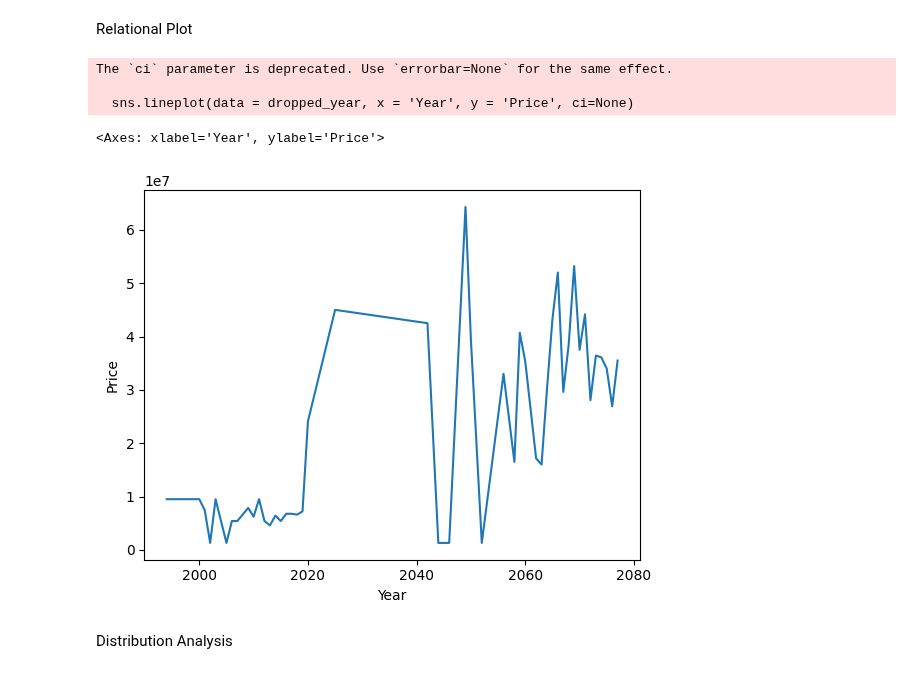
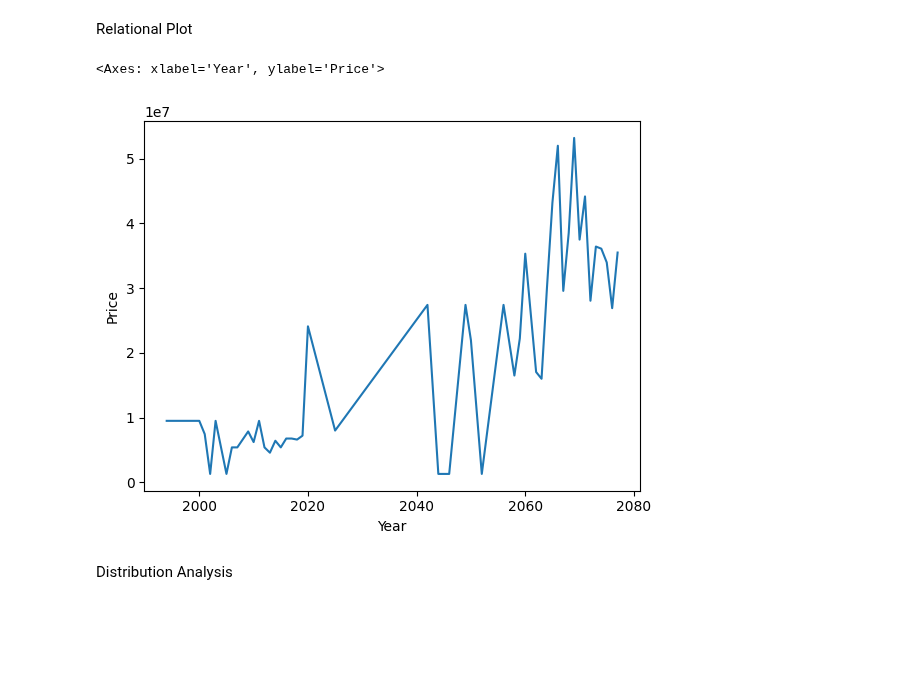
Before and after one commit to Swoyesh/House_Price_Predictor, a Jupyter notebook: housing.ipynb, the cells around one changed output. Saved outputs shown, nothing was run; the diff lists cells and outputs as text; code cells hidden in the pictures; blank space fills up the shorter version.

```diff
--- a/housing.ipynb
+++ b/housing.ipynb
@@ -792,14 +792,15 @@ bed_q3 = np.quantile(cleanData['Bedroom'], 0.75)
 park_q3 = np.quantile(cleanData['Parking'], 0.75)
 price_q3 = np.quantile(cleanData['Price'], 0.75)
 # %%
-# date_mean_price = int(cleanData[(cleanData['Year'] > 2040) & (cleanData['Year'] < 2060)][ 'Price'].mean())
-# date_md_price = int(np.quantile(cleanData[(cleanData['Year'] > 2040) & (cleanData['Year'] < 2060)]['Price'], 0.5))
-# date_md_bath = int(np.quantile(cleanData[(cleanData['Year'] > 2040) & (cleanData['Year'] < 2060)]['Bathroom'], 0.5))
-# date_md_bed = int(np.quantile(cleanData[(cleanData['Year'] > 2040) & (cleanData['Year'] < 2060)]['Bedroom'], 0.5))
-# date_md_park = int(np.quantile(cleanData[(cleanData['Year'] > 2040) & (cleanData['Year'] < 2060)]['Parking'], 0.5))
+date_mean_price = int(cleanData[(cleanData['Year'] > 2040) & (cleanData['Year'] < 2060)][ 'Price'].mean())
+date_md_price = int(np.quantile(cleanData[(cleanData['Year'] > 2040) & (cleanData['Year'] < 2060)]['Price'], 0.5))
+date_md_bath = int(np.quantile(cleanData[(cleanData['Year'] > 2040) & (cleanData['Year'] < 2060)]['Bathroom'], 0.5))
+date_md_bed = int(np.quantile(cleanData[(cleanData['Year'] > 2040) & (cleanData['Year'] < 2060)]['Bedroom'], 0.5))
+date_md_park = int(np.quantile(cleanData[(cleanData['Year'] > 2040) & (cleanData['Year'] < 2060)]['Parking'], 0.5))
 # %%
-# cleanData.loc[(cleanData['Year'] < 2060) & ((cleanData['Year'] > 2040) | (cleanData['Bedroom'] <= date_md_bed) & (cleanData['Bathroom'] <= date_md_bath) | (cleanData['Parking'] <= date_md_park)) | (cleanData['Price'] >= date_mean_price), 'Price'] = date_mean_price
-# print(cleanData[(cleanData['Year'] < 2060) & (cleanData['Year'] > 2040) & (cleanData['Price'] > 30000000)][['Price', 'City', 'Bedroom', 'Bathroom', 'Parking', 'Year']], date_md_bed, date_md_bath, date_md_park, date_mean_price)
+cleanData.loc[(cleanData['Year'] < 2060) & (cleanData['Year'] > 2040) & ((cleanData['Bedroom'] <= date_md_bed) | (cleanData['Bathroom'] <= date_md_bath) | (cleanData['Parking'] <= date_md_park)) & (cleanData['Price'] >= date_mean_price), 'Price'] = date_mean_price
+# %%
+cleanData.loc[(cleanData['Year'] < 2040) & (cleanData['Year'] > 2020) & ((cleanData['Bedroom'] <= bed_median) | (cleanData['Bathroom'] <= bath_median) | (cleanData['Parking'] <= park_median)) & (cleanData['Price'] >= price_median), 'Price'] = price_median
 # %%
 price_mean = int(cleanData['Price'].mean())
 dropped_year = cleanData.dropna(subset='Year')
@@ -1066,13 +1067,10 @@ plt.show()
 # %% [markdown]
 Relational Plot
 # %%
-sns.lineplot(data = dropped_year, x = 'Year', y = 'Price', ci=None)
+sns.lineplot(data = dropped_year, x = 'Year', y = 'Price', errorbar=None)
 # %% [output]
-The `ci` parameter is deprecated. Use `errorbar=None` for the same effect.
-
-  sns.lineplot(data = dropped_year, x = 'Year', y = 'Price', ci=None)
+<Axes: xlabel='Year', ylabel='Price'>
-<Axes: xlabel='Year', ylabel='Price'>
-[figure, old version]
+[figure, new version]
 # %% [markdown]
 Distribution Analysis
 # %%
```
Also changed, not shown: parts of 4 cells of this notebook.
